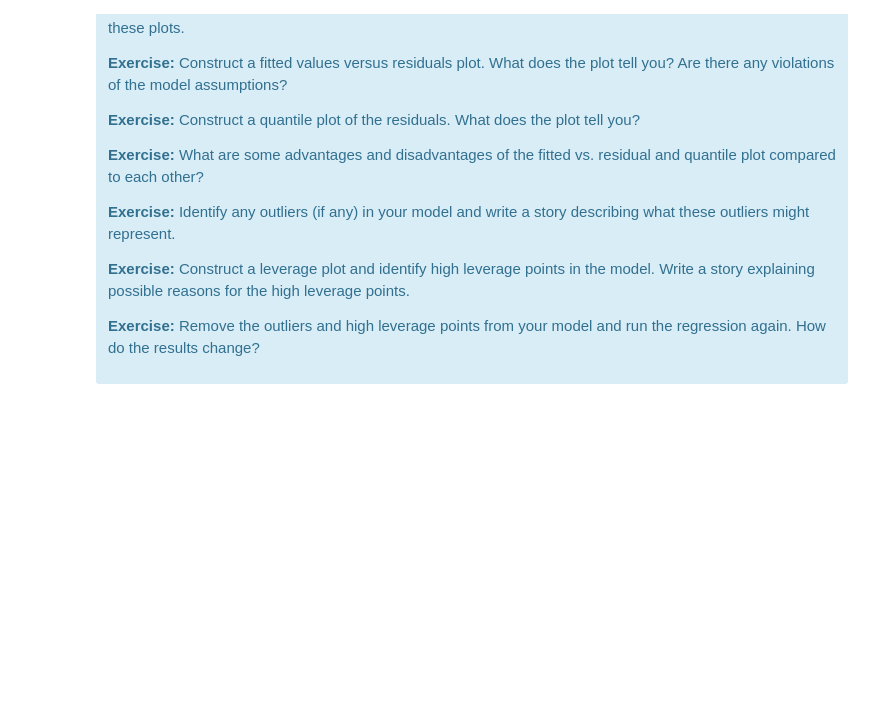
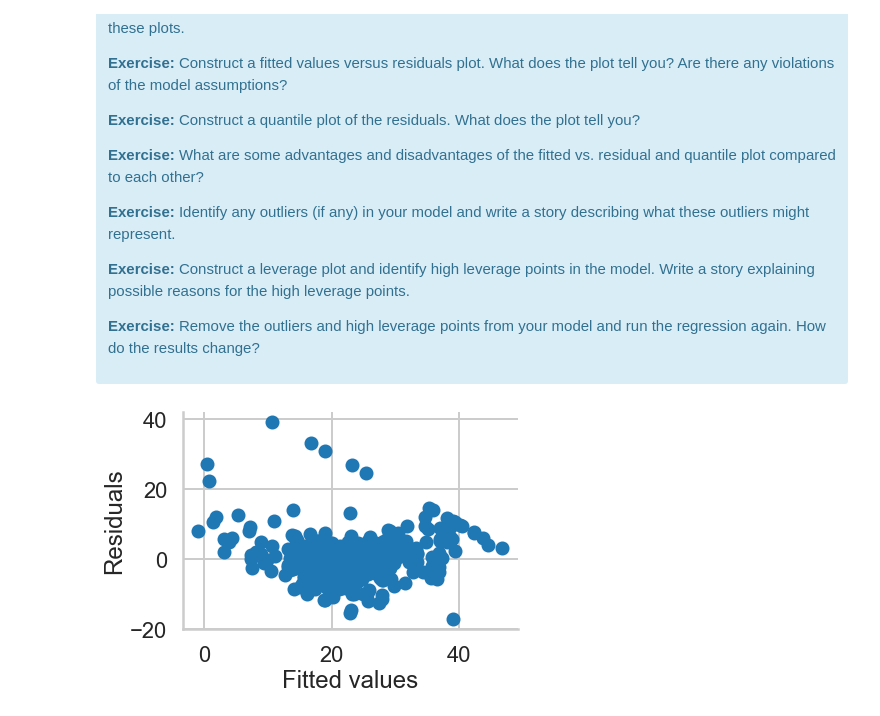
Before and after one commit to jiayuliu27/mec-mini-projects, a Jupyter notebook: mec-11.4.1-linear-regression-mini-project/Mini_Project_Linear_Regression.ipynb, the cells around one changed output. Saved outputs shown, nothing was run; the diff lists cells and outputs as text; code cells hidden in the pictures; blank space fills up the shorter version.

```diff
--- a/mec-11.4.1-linear-regression-mini-project/Mini_Project_Linear_Regression.ipynb
+++ b/mec-11.4.1-linear-regression-mini-project/Mini_Project_Linear_Regression.ipynb
@@ -885,0 +884,11 @@ There are some other issues that are important investigate with linear regressio
+# %%
+# Your turn.
+fv = model.fittedvalues
+residuals = model.resid
+plt.scatter(fv, residuals)
+plt.xlabel('Fitted values')
+plt.ylabel('Residuals')
+sns.despine()
+# looks like there may be some issues with distribution of residuals as fitted values get higher, spread decreases
+# %% [output]
+[figure, added]
```
Also changed, not shown: parts of 8 cells of this notebook.
